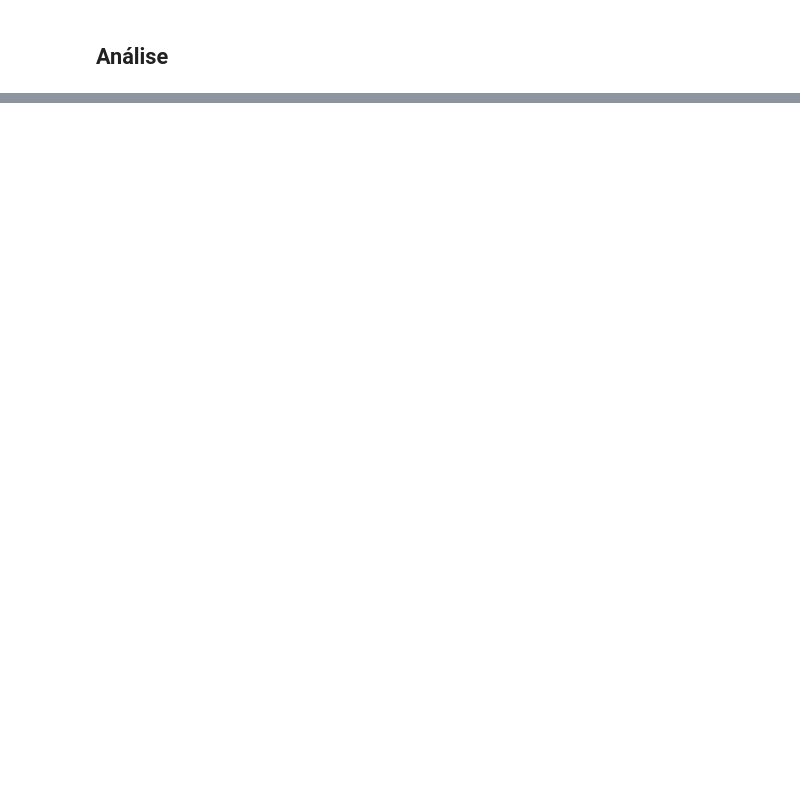
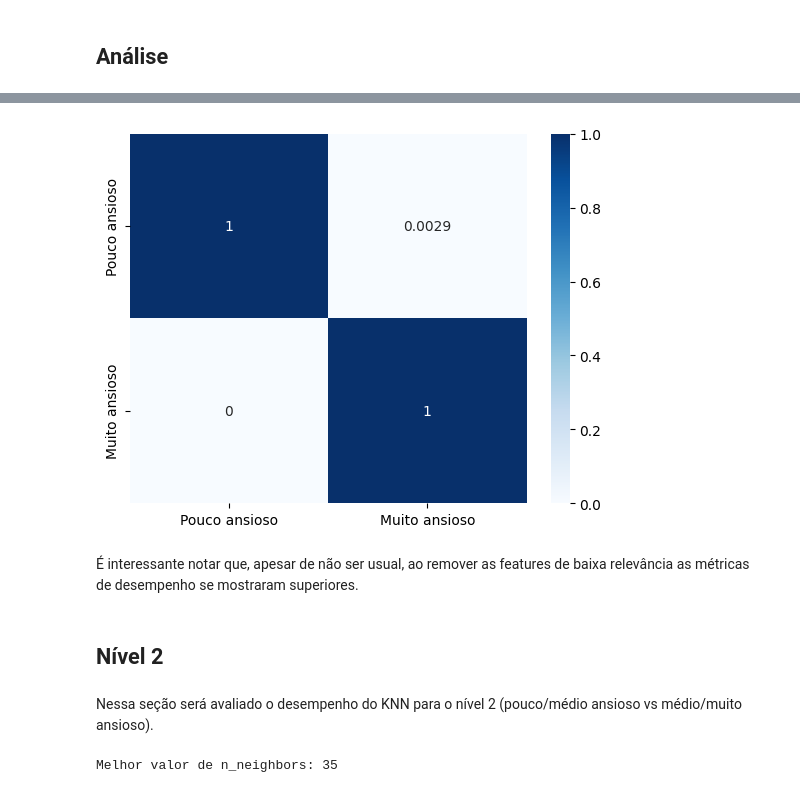
Before and after one commit to joaoloss/social-anxiety-analysis, a Jupyter notebook: src.ipynb, the cells around one changed output, grey strips where cells are left out. Drawn from its saved outputs; the diff is of its cells as text; code cells hidden in the pictures; blank space fills up the shorter version.

```diff
--- a/src.ipynb
+++ b/src.ipynb
@@ -453,0 +530,16 @@ Os gráficos evidenciam que a distinção entre os grupos extremos é significat
+# %%
+aux = [
+    'Dizziness',
+    'Recent Major Life Event',
+    'Smoking',
+    'Medication',
+    'Occupation',
+    'Gender'
+]
+
+irrelevant_cols = list()
+for df_col in train_df_level_1.columns:
+    for c in aux:
+        if c in df_col:
+            irrelevant_cols.append(df_col)
+irrelevant_cols
@@ -453,0 +565,4 @@ Os gráficos evidenciam que a distinção entre os grupos extremos é significat
+# %%
+X_1_train_no_irrelevant = train_df_level_1.drop(columns=irrelevant_cols + ['label'])
+clf.fit(X_1_train_no_irrelevant, y_1_train)
+print(f"Melhor valor de n_neighbors: {clf.best_params_['n_neighbors']}")
@@ -453,0 +571,3 @@ Os gráficos evidenciam que a distinção entre os grupos extremos é significat
+# %%
+y_pred_no_irrelevant = clf.predict(test_df_level_1.drop(columns=irrelevant_cols + ['label']))
+print(classification_report(y_1_test, y_pred_no_irrelevant))
@@ -453,0 +583,10 @@ Os gráficos evidenciam que a distinção entre os grupos extremos é significat
+# %%
+sns.heatmap(confusion_matrix(y_1_test, y_pred_no_irrelevant, normalize='true'), annot=True, cmap='Blues', xticklabels=['Pouco ansioso', 'Muito ansioso'], yticklabels=['Pouco ansioso', 'Muito ansioso']);
+# %% [output]
+[figure, added]
+# %% [markdown]
+É interessante notar que, apesar de não ser usual, ao remover as features de baixa relevância as métricas de desempenho se mostraram superiores.
+# %% [markdown]
+## Nível 2
+# %% [markdown]
+Nessa seção será avaliado o desempenho do KNN para o nível 2 (pouco/médio ansioso vs médio/muito ansioso).
@@ -453,0 +603,6 @@ Os gráficos evidenciam que a distinção entre os grupos extremos é significat
+# %%
+clf2 = GridSearchCV(KNeighborsClassifier(), params, cv=5)
+clf2.fit(X_2_train, y_2_train)
+print(f"Melhor valor de n_neighbors: {clf2.best_params_['n_neighbors']}")
+# %% [output]
+Melhor valor de n_neighbors: 35
```
Also changed, not shown: parts of 64 cells of this notebook, 1 other file.
